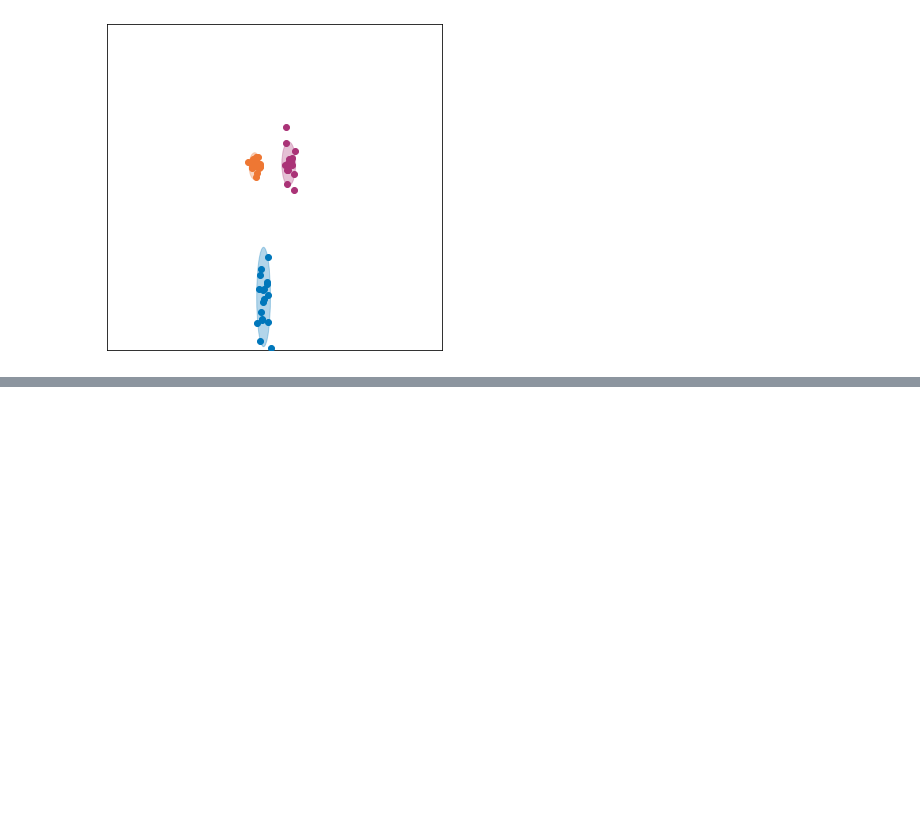
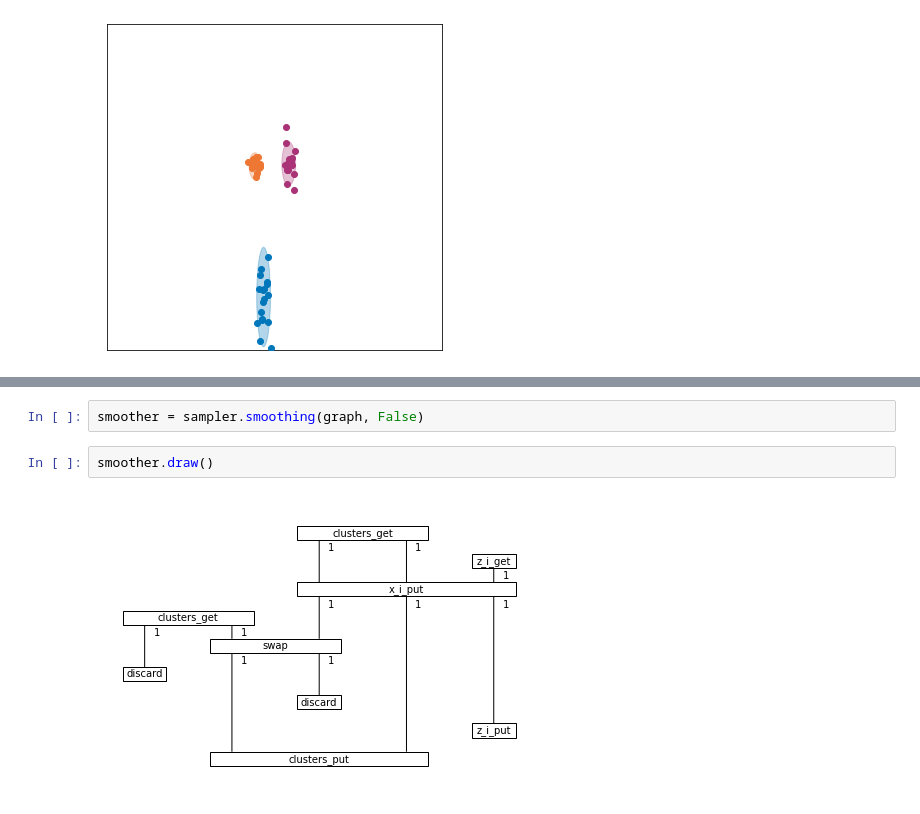
Before and after one commit to esennesh/combinators, a Jupyter notebook: examples/gmm/gmm.ipynb, the cells around one changed output, grey strips where cells are left out. Drawn from its saved outputs; the diff is of its cells as text; blank space fills up the shorter version.

Commit message:
examples/gmm: draw diagram of smoothing pass after Gibbs sampling
Signed-off-by: Eli Sennesh <sennesh.e@northeastern.edu>

```diff
--- a/examples/gmm/gmm.ipynb
+++ b/examples/gmm/gmm.ipynb
@@ -136,0 +137,6 @@ tensor(-226.9052, dtype=torch.float64)
+# %%
+smoother = sampler.smoothing(graph, False)
+# %%
+smoother.draw()
+# %% [output]
+[figure, added]
```
Also changed, not shown: parts of 7 cells of this notebook.
